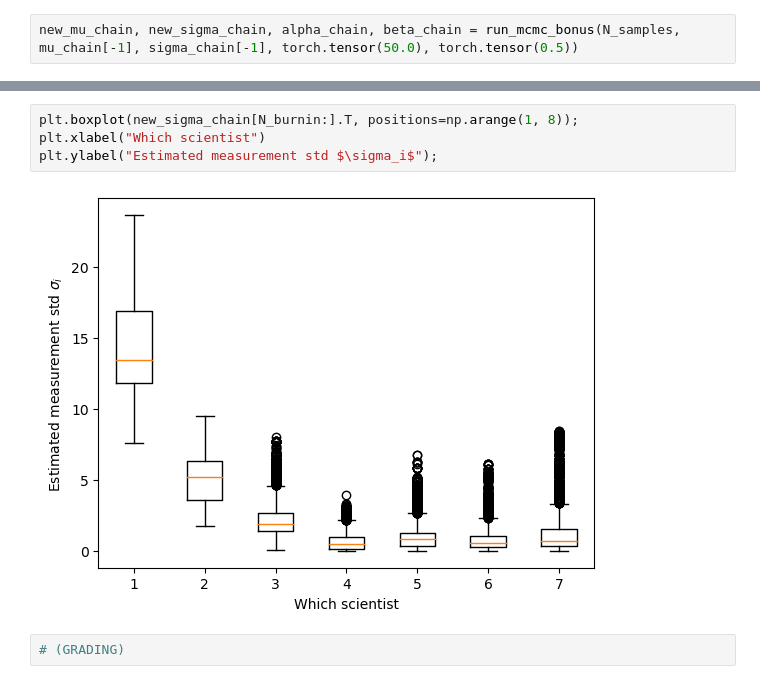
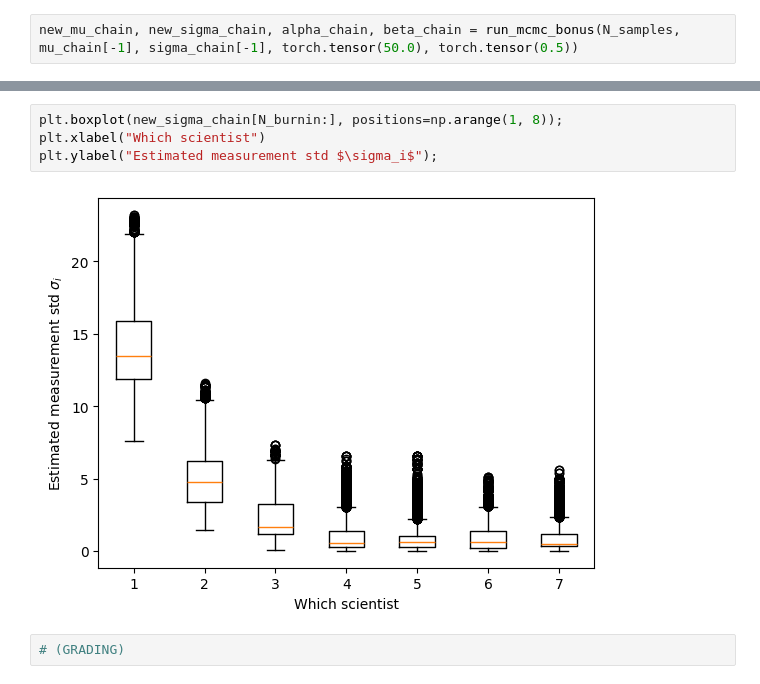
Before and after one commit to BenoitCou/UCL-COMP0171-Bayesian-Deep-Learning-Coursework-1, a Jupyter notebook: (Part 1) Seven scientists.ipynb, the cells around one changed output, grey strips where cells are left out. Cells and saved outputs as stored; diff of their text form.

```diff
--- a/(Part 1) Seven scientists.ipynb
+++ b/(Part 1) Seven scientists.ipynb
@@ -576,9 +576,9 @@ plt.ylabel("$p(\mu)$");
 # %%
-plt.boxplot(new_sigma_chain[N_burnin:].T, positions=np.arange(1, 8));
+plt.boxplot(new_sigma_chain[N_burnin:], positions=np.arange(1, 8));
 plt.xlabel("Which scientist")
 plt.ylabel("Estimated measurement std $\sigma_i$");
 # %% [output]
-[figure, old version]
+[figure, new version]
 # %%
 # (GRADING)
 # %%
```
Also changed, not shown: parts of 9 cells of this notebook, 1 other file.
